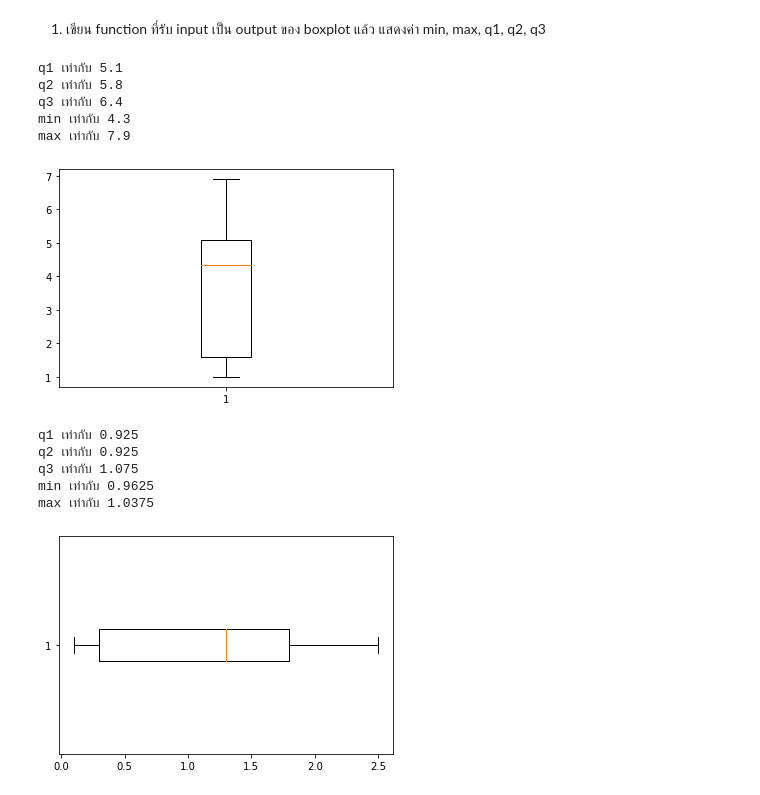
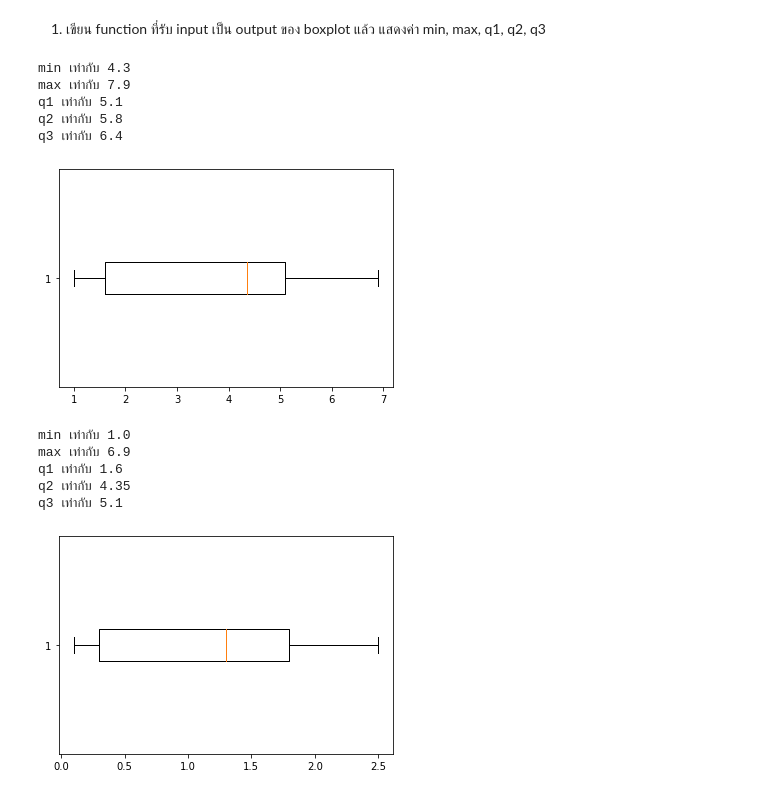
Before and after one commit to 623021000-1thaksina/data_viz_2022, a Jupyter notebook: DataViz02_Data_Distribution_.ipynb, the cells around one changed output. Drawn from its saved outputs; the diff is of its cells as text; code cells hidden in the pictures.

Commit message:
HW ทดลอง plot ค่า quantile ลงไปในกราฟ

```diff
--- a/DataViz02_Data_Distribution_.ipynb
+++ b/DataViz02_Data_Distribution_.ipynb
@@ -305,23 +305,23 @@ def box_vals(ybp,vert=True) : #กำหนดชื่อ function มารั
 # %%
-box_vals(ybp,vert=True) #(q1 คือ ควอไทล์ที่1) , (q2 คือ ค่ากลาง), (q3 คือ ควอไทล์ที่3)
+box_vals(ybp,vert=False) #(q1 คือ ควอไทล์ที่1) , (q2 คือ ค่ากลาง), (q3 คือ ควอไทล์ที่3)
 # %% [output]
+min เท่ากับ 4.3
+max เท่ากับ 7.9
 q1 เท่ากับ 5.1
 q2 เท่ากับ 5.8
 q3 เท่ากับ 6.4
-min เท่ากับ 4.3
-max เท่ากับ 7.9
 # %%
-x = plt.boxplot(df['PetalLength'])
+x = plt.boxplot(df['PetalLength'],vert = False)
 # %% [output]
-[figure, old version]
+[figure, new version]
 # %%
-box_vals(x,vert=True)
+box_vals(x,vert=False)
 # %% [output]
-q1 เท่ากับ 0.925
-q2 เท่ากับ 0.925
-q3 เท่ากับ 1.075
-min เท่ากับ 0.9625
-max เท่ากับ 1.0375
+min เท่ากับ 1.0
+max เท่ากับ 6.9
+q1 เท่ากับ 1.6
+q2 เท่ากับ 4.35
+q3 เท่ากับ 5.1
 # %%
 y = plt.boxplot(df['PetalWidth'],vert = False)
 # %% [output]
```
Also changed, not shown: parts of 14 cells of this notebook.
